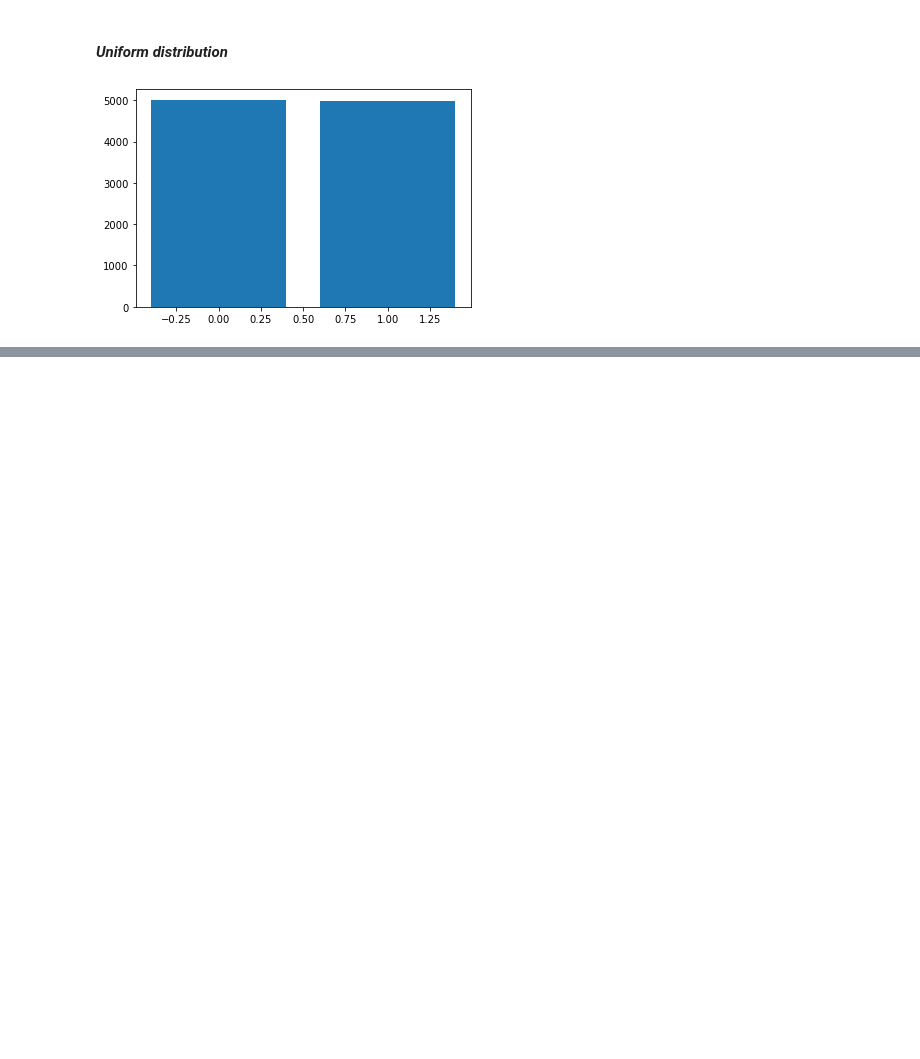
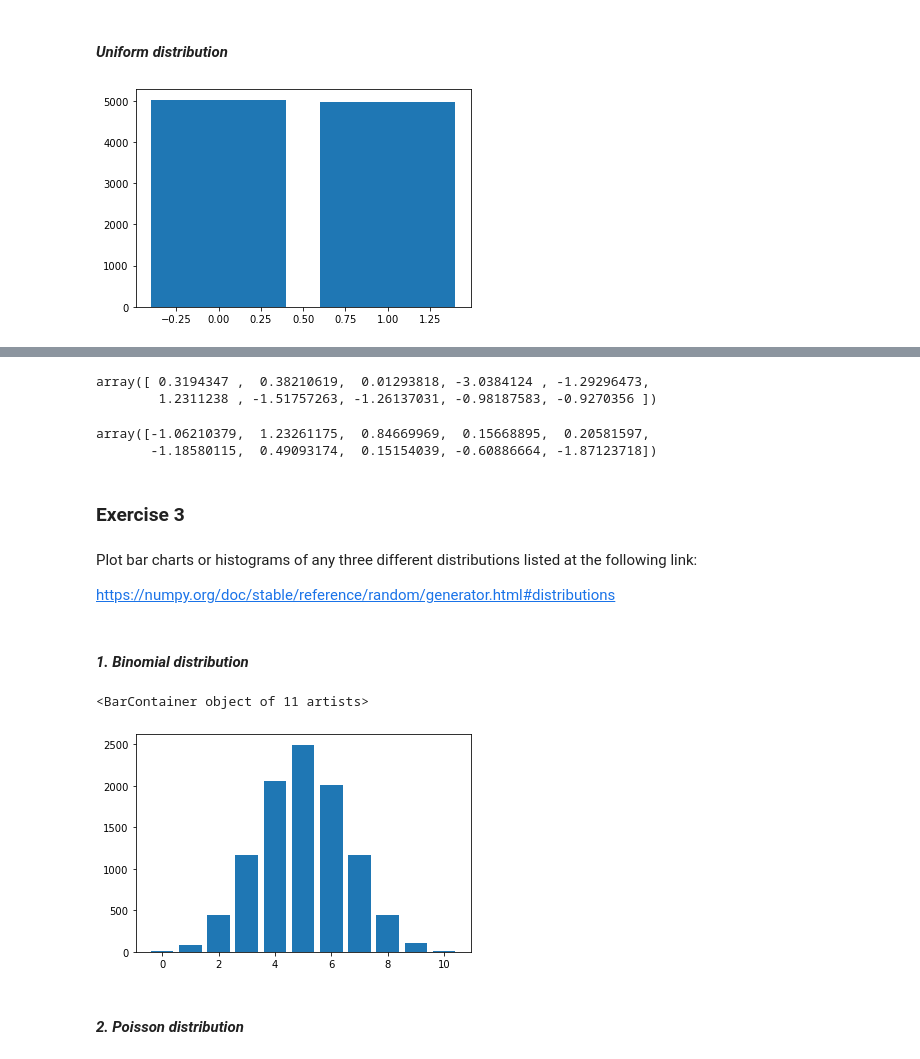
Before and after one commit to martincusack979/fundanalysis-assesment, a Jupyter notebook: Practicals/02-randomness-exercises.ipynb, the cells around one changed output, grey strips where cells are left out. Saved outputs shown, nothing was run; the diff lists cells and outputs as text; code cells hidden in the pictures; blank space fills up the shorter version.

Commit message:
distributions

```diff
--- a/Practicals/02-randomness-exercises.ipynb
+++ b/Practicals/02-randomness-exercises.ipynb
@@ -247,0 +274,36 @@ plt.bar(vals, counts);
+# %%
+vals = rng.standard_normal(10)
+vals
+# %% [output]
+array([ 0.3194347 ,  0.38210619,  0.01293818, -3.0384124 , -1.29296473,
+        1.2311238 , -1.51757263, -1.26137031, -0.98187583, -0.9270356 ])
+# %%
+more_vals = rng.standard_normal(10)
+more_vals
+# %% [output]
+array([-1.06210379,  1.23261175,  0.84669969,  0.15668895,  0.20581597,
+       -1.18580115,  0.49093174,  0.15154039, -0.60886664, -1.87123718])
+# %% [markdown]
+### Exercise 3
+# %% [markdown]
+Plot bar charts or histograms of any three different distributions listed at the following link:
+
+https://numpy.org/doc/stable/reference/random/generator.html#distributions
+# %% [markdown]
+#### *1. Binomial distribution*
+# %%
+# binomial distibution of size 10,000
+
+from numpy import random
+
+x = random.binomial(n=10, p=0.5, size=10000)
+
+vals, counts = np.unique(x, return_counts=True)
+
+# create histogram.
+plt.bar(vals, counts)
+# %% [output]
+<BarContainer object of 11 artists>
+[figure, added]
+# %% [markdown]
+#### *2. Poisson distribution*
```
Also changed, not shown: parts of 13 cells of this notebook.
